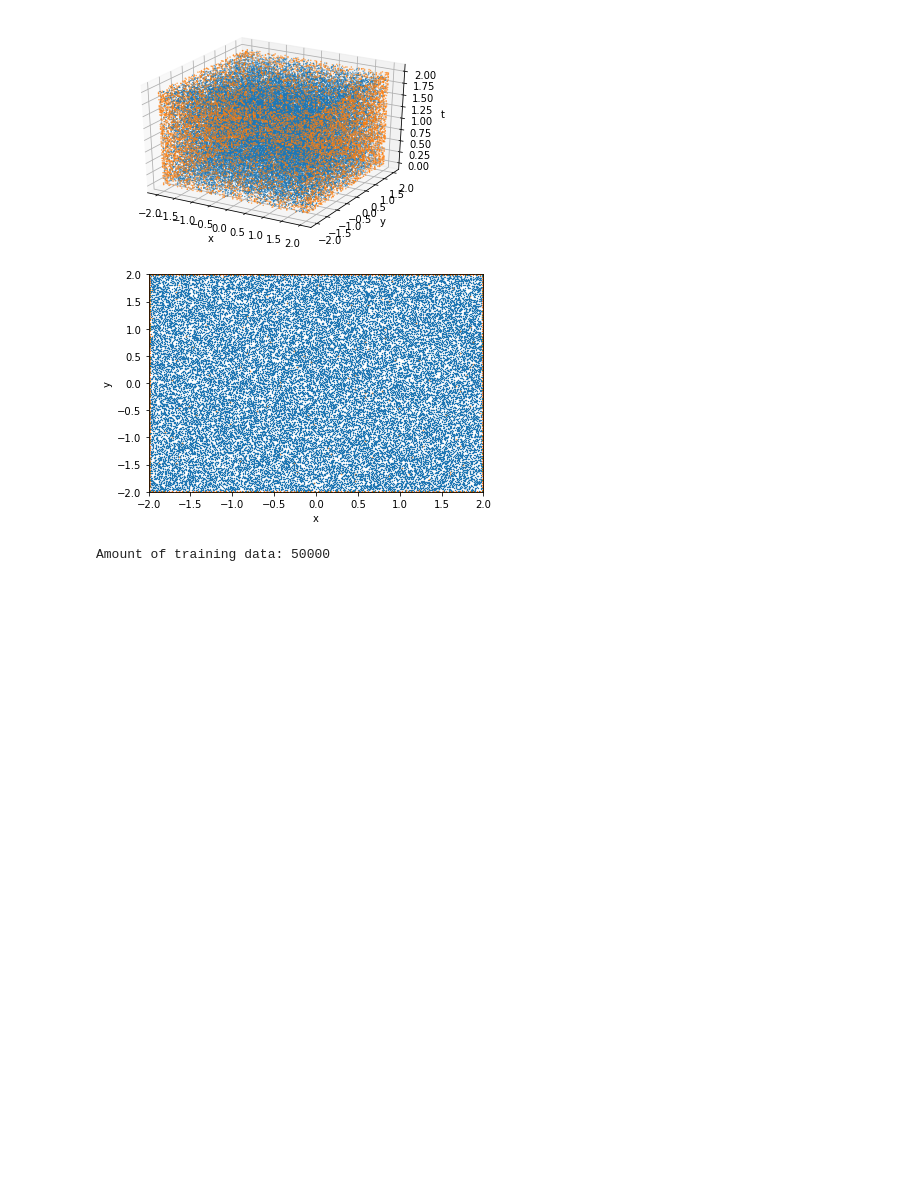
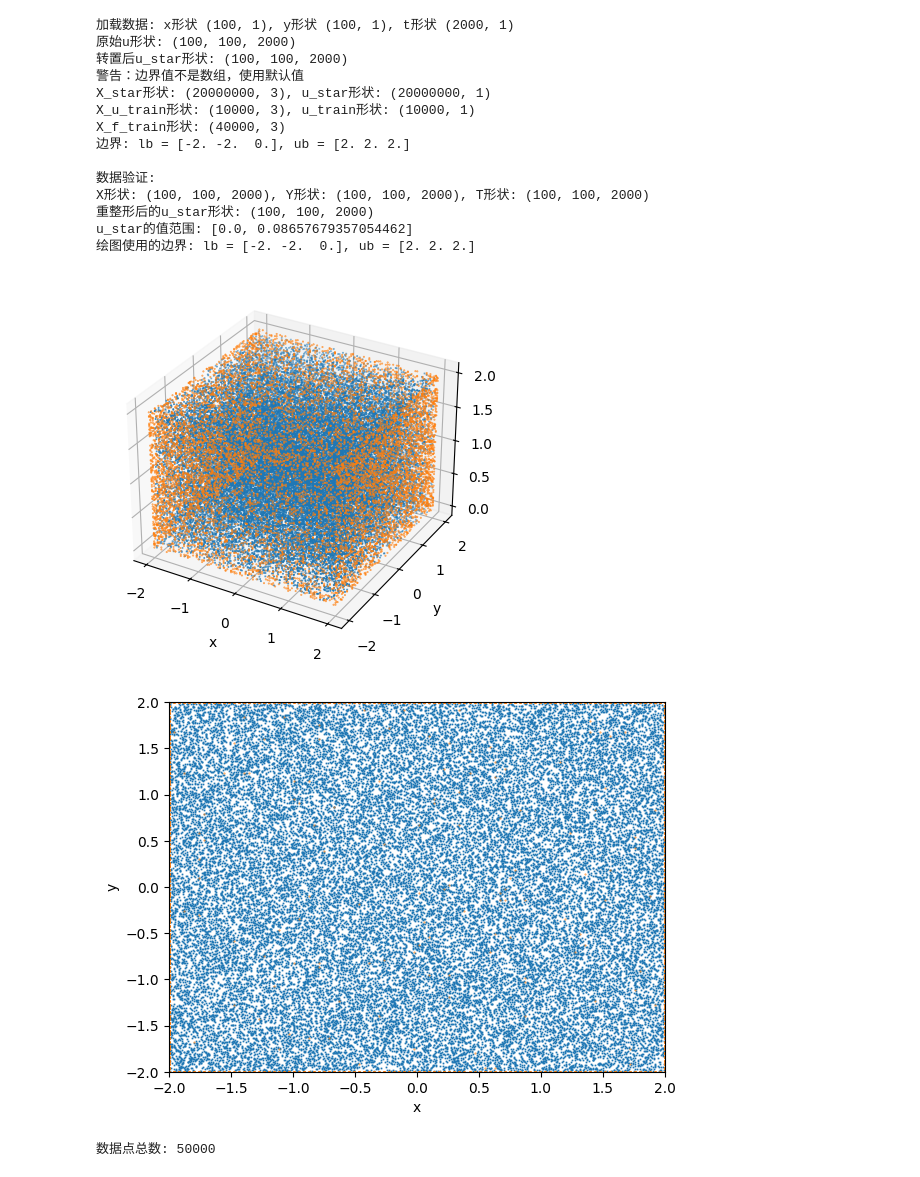
Before and after one commit to MGyuyu/ADE-PINN-Masters-Thesis-Code, a Jupyter notebook: PINN_2D_ADE_Forward.ipynb, the cells around one changed output. Drawn from its saved outputs; the diff is of its cells as text; code cells hidden in the pictures; blank space fills up the shorter version.

```diff
--- a/PINN_2D_ADE_Forward.ipynb
+++ b/PINN_2D_ADE_Forward.ipynb
@@ -65,10 +78,22 @@ def prep_data(path, N_u=None, N_f=None, ub=None, lb=None, noise=0.0):
     u_star = u_star.flatten()[:,None]
 
     # 域边界（下界上界）[x, y, t]
+    # 确保lb和ub是数组
     if lb is None:
         lb = X_star.min(axis=0)
+    else:
+        lb = np.array(lb) if isinstance(lb, (list, tuple)) else lb
+
     if ub is None:
         ub = X_star.max(axis=0)
+    else:
+        ub = np.array(ub) if isinstance(ub, (list, tuple)) else ub
+
+    # 根据打印的边界值，手动设置正确的边界
+    if not isinstance(lb, np.ndarray) or not isinstance(ub, np.ndarray):
+        print("警告：边界值不是数组，使用默认值")
+        lb = np.array([-2.0, -2.0, 0.0])
+        ub = np.array([2.0, 2.0, 2.0])
 
     # 获取初始条件(t=0)
     xx1 = np.hstack((X[:,:,0:1].flatten()[:,None], Y[:,:,0:1].flatten()[:,None], T[:,:,0:1].flatten()[:,None]))
@@ -240,27 +265,32 @@ def DiscretePlotter(t,X_test,Y_test,u_plot,ub,zmax=0.3,zmin=0.0,cmap='rainbow'):
 
     plt.show()
 # %%
-#@title Training data plotter forward
 def TrainingDataPlotterForward(X_u_train, X_f, ub, lb):
+    # 确保lb和ub是数组
+    if not isinstance(lb, np.ndarray) or len(lb) < 2:
+        lb = np.array([-2.0, -2.0, 0.0])
+    if not isinstance(ub, np.ndarray) or len(ub) < 2:
+        ub = np.array([2.0, 2.0, 2.0])
+
+    print(f"绘图使用的边界: lb = {lb}, ub = {ub}")
 
     fig = plt.figure()
     ax = fig.add_subplot(projection='3d')
 
-    ax.scatter(X_f[:,0],X_f[:,1],X_f[:,2], s=0.2, marker='x')
-    ax.scatter(X_u_train[:,0],X_u_train[:,1],X_u_train[:,2], s=0.2, marker='o', alpha=0.8)
+    ax.scatter(X_f[:,0], X_f[:,1], X_f[:,2], s=0.2, marker='x')
+    ax.scatter(X_u_train[:,0], X_u_train[:,1], X_u_train[:,2], s=0.2, marker='o', alpha=0.8)
 
     ax.set_xlabel('x')
-    ax.set_ylabel('y ')
-    ax.set_zlabel('t ')
+    ax.set_ylabel('y')
+    ax.set_zlabel('t')
 
     plt.show()
-
 
     fig = plt.figure()
     ax = fig.add_subplot()
 
-    ax.scatter(X_f[:,0],X_f[:,1], s=0.2, marker='x')
-    ax.scatter(X_u_train[:,0],X_u_train[:,1], s=0.2, marker='o', alpha=0.8)
+    ax.scatter(X_f[:,0], X_f[:,1], s=0.2, marker='x')
+    ax.scatter(X_u_train[:,0], X_u_train[:,1], s=0.2, marker='o', alpha=0.8)
 
     ax.set_xlabel('x')
     ax.set_ylabel('y')
@@ -269,7 +299,7 @@ def TrainingDataPlotterForward(X_u_train, X_f, ub, lb):
 
     plt.show()
 
-    print('Amount of training data: ' + str(X_u_train.shape[0] + X_f.shape[0]))
+    print('数据点总数: ' + str(X_u_train.shape[0] + X_f.shape[0]))
 # %%
 #@title Logger class
 class Logger(object):
@@ -1006,38 +1037,52 @@ def error():
 # %%
 ############### USER INPUT ##################
 
 
 # Data-points
 N_u = 10000
 # Collocation-points
 N_f = 40000
 # FNN size
 layers = [3, 20, 20, 20, 20, 20, 20, 20, 20, 1]
 # Activation function
 activation_func = tf.keras.activations.tanh
 
 # ADAM
 tf_epochs = 100 # Epochs w/ ADAM
-tf_optimizer = tf.keras.optimizers.Adam(learning_rate=0.001)
+tf_optimizer = tf.keras.optimizers.Adam(learning_rate=0.01)
 batch_size = 50000 # Full batch = N_u + N_f
 
 f_param = 1.0
 u_param = 1.0
 
 
 # Load data
 noise = 0.00
 
 ### User needs to input path location. For example: path = os.path.join("/folder/2D_ADE_Training_Data.mat") ###
 
-path = #### Path to 2D Training data ####
+path = os.path.join("2D_ADE_v4_renamed.mat")#### Path to 2D Training data ####
 x, y, t, X, Y, T, X_star, u_star, X_u_train, u_train, X_f, ub, lb = prep_data(path, N_u, N_f, noise)
 
 TrainingDataPlotterForward(X_u_train, X_f, ub, lb)
 # %% [output]
+加载数据: x形状 (100, 1), y形状 (100, 1), t形状 (2000, 1)
+原始u形状: (100, 100, 2000)
+转置后u_star形状: (100, 100, 2000)
+警告：边界值不是数组，使用默认值
+X_star形状: (20000000, 3), u_star形状: (20000000, 1)
+X_u_train形状: (10000, 3), u_train形状: (10000, 1)
+X_f_train形状: (40000, 3)
+边界: lb = [-2. -2.  0.], ub = [2. 2. 2.]
+
+数据验证:
+X形状: (100, 100, 2000), Y形状: (100, 100, 2000), T形状: (100, 100, 2000)
+重整形后的u_star形状: (100, 100, 2000)
+u_star的值范围: [0.0, 0.08657679357054462]
+绘图使用的边界: lb = [-2. -2.  0.], ub = [2. 2. 2.]
-[figure, old version]
+[figure, new version]
-[figure, old version]
+[figure, new version]
-Amount of training data: 50000
+数据点总数: 50000
 # %%
 # Creating the model and training
 logger = Logger(frequency=1)
```
Also changed, not shown: parts of 10 cells of this notebook.
